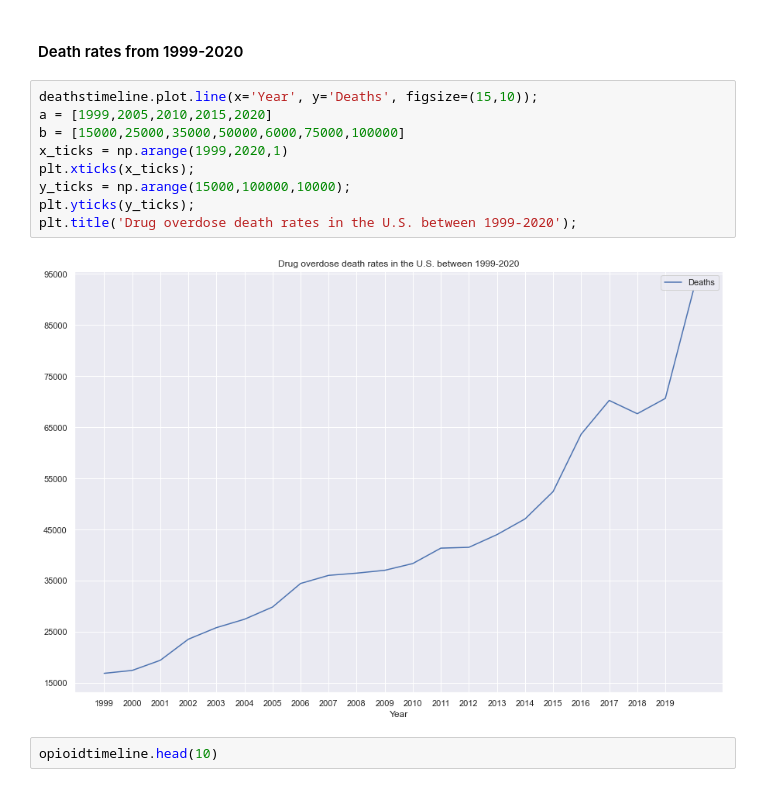
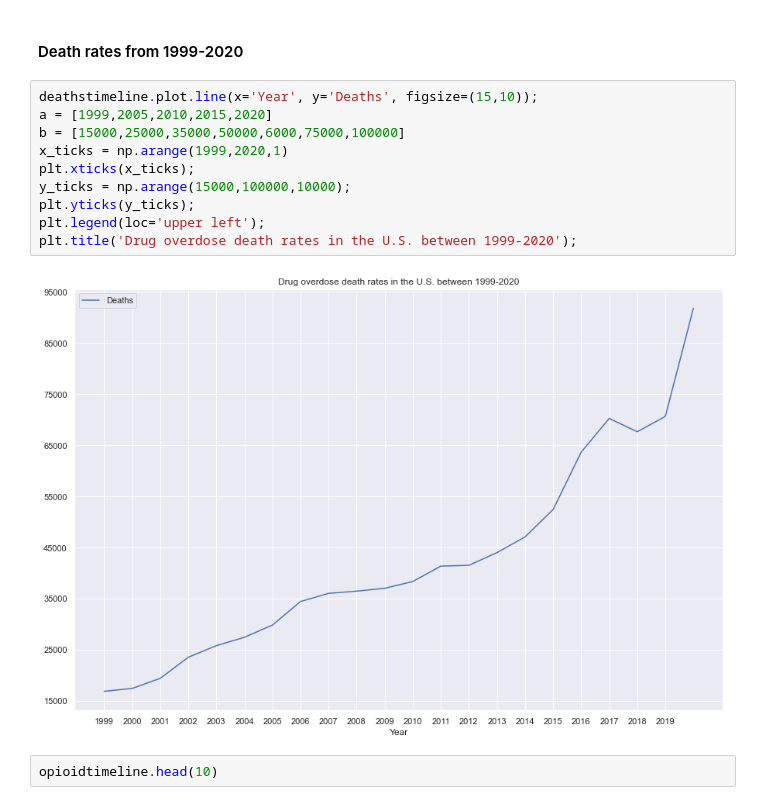
Before and after one commit to molly-rusk/DeathsbyDrugOverdoseinTheUS, a Jupyter notebook: Capstone_Notebook.ipynb, the cells around one changed output. Cells and saved outputs as stored; diff of their text form.

Commit message:
cleaning up visualizations

```diff
--- a/Capstone_Notebook.ipynb
+++ b/Capstone_Notebook.ipynb
@@ -677,14 +677,15 @@ plt.title('Number of drug overdose deaths in Arizona from 2018-2019');
 # %%
 deathstimeline.plot.line(x='Year', y='Deaths', figsize=(15,10));
 a = [1999,2005,2010,2015,2020]
 b = [15000,25000,35000,50000,6000,75000,100000]
 x_ticks = np.arange(1999,2020,1)
 plt.xticks(x_ticks);
 y_ticks = np.arange(15000,100000,10000);
 plt.yticks(y_ticks);
+plt.legend(loc='upper left');
 plt.title('Drug overdose death rates in the U.S. between 1999-2020');
 # %% [output]
-[figure, old version]
+[figure, new version]
 # %%
 opioidtimeline.head(10)
 # %% [output]
```
Also changed, not shown: parts of 1 cell of this notebook.
